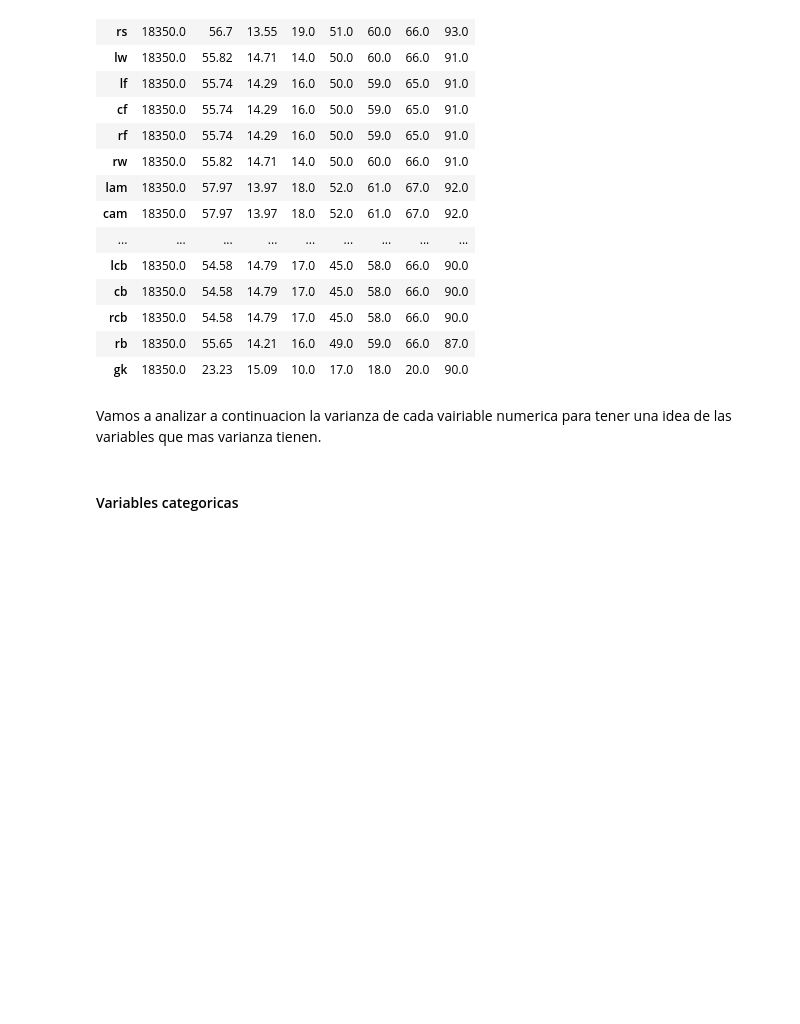
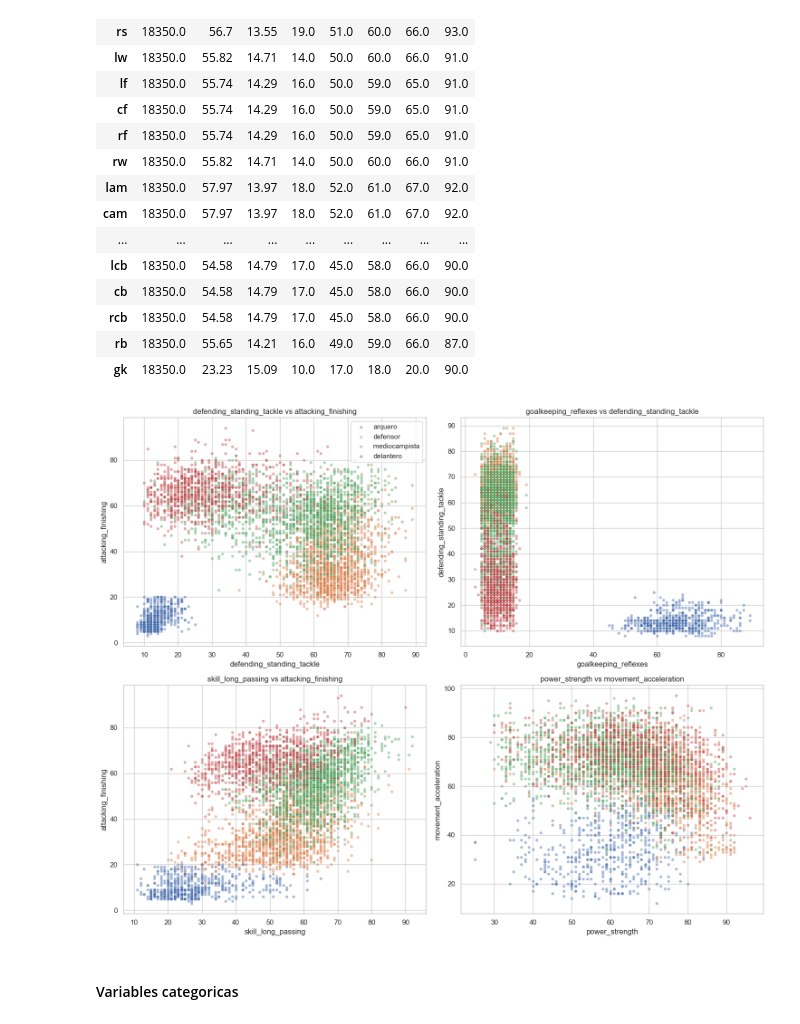
Before and after one commit to gonzanmarengo-ship-it/DiploDatos_grupo_21, a Jupyter notebook: Notebook/Practico_ANS.ipynb, the cells around one changed output. Saved outputs shown, nothing was run; the diff lists cells and outputs as text; code cells hidden in the pictures; blank space fills up the shorter version.

```diff
--- a/Notebook/Practico_ANS.ipynb
+++ b/Notebook/Practico_ANS.ipynb
@@ -643,8 +629,31 @@ for grupo, cols in grupos_dominio.items():
 | rcb | 18350.0 | 54.58 | 14.79 | 17.0 | 45.0 | 58.0 | 66.0 | 90.0 |
 | rb | 18350.0 | 55.65 | 14.21 | 16.0 | 49.0 | 59.0 | 66.0 | 87.0 |
 | gk | 18350.0 | 23.23 | 15.09 | 10.0 | 17.0 | 18.0 | 20.0 | 90.0 |
-# %% [markdown]
-Vamos a analizar a continuacion la varianza de cada vairiable numerica para tener una idea de las variables que mas varianza tienen.
+# %%
+# muestra para que no explote con 180k puntos
+muestra = male_players_limpio.sample(5000, random_state=42)
+orden = ["arquero", "defensor", "mediocampista", "delantero"]
+
+# pares elegidos para mostrar distintos ejes de separación
+pares = [
+    ("defending_standing_tackle", "attacking_finishing"),   # eje defensa vs ataque (el clásico)
+    ("goalkeeping_reflexes", "defending_standing_tackle"),   # aísla arqueros
+    ("skill_long_passing", "attacking_finishing"),           # creación vs definición
+    ("power_strength", "movement_acceleration"),             # físico vs velocidad
+]
+
+fig, axes = plt.subplots(2, 2, figsize=(15, 12))
+for ax, (x, y) in zip(axes.flat, pares):
+    for rol in orden:
+        sub = muestra[muestra["rol"] == rol]
+        ax.scatter(sub[x], sub[y], s=12, alpha=0.4, label=rol)
+    ax.set_xlabel(x); ax.set_ylabel(y)
+    ax.set_title(f"{x} vs {y}")
+axes.flat[0].legend()
+plt.tight_layout()
+plt.show()
+# %% [output]
+[figure, added]
 # %% [markdown]
 #### Variables categoricas
 # %%
```
Also changed, not shown: parts of 4 cells of this notebook.
